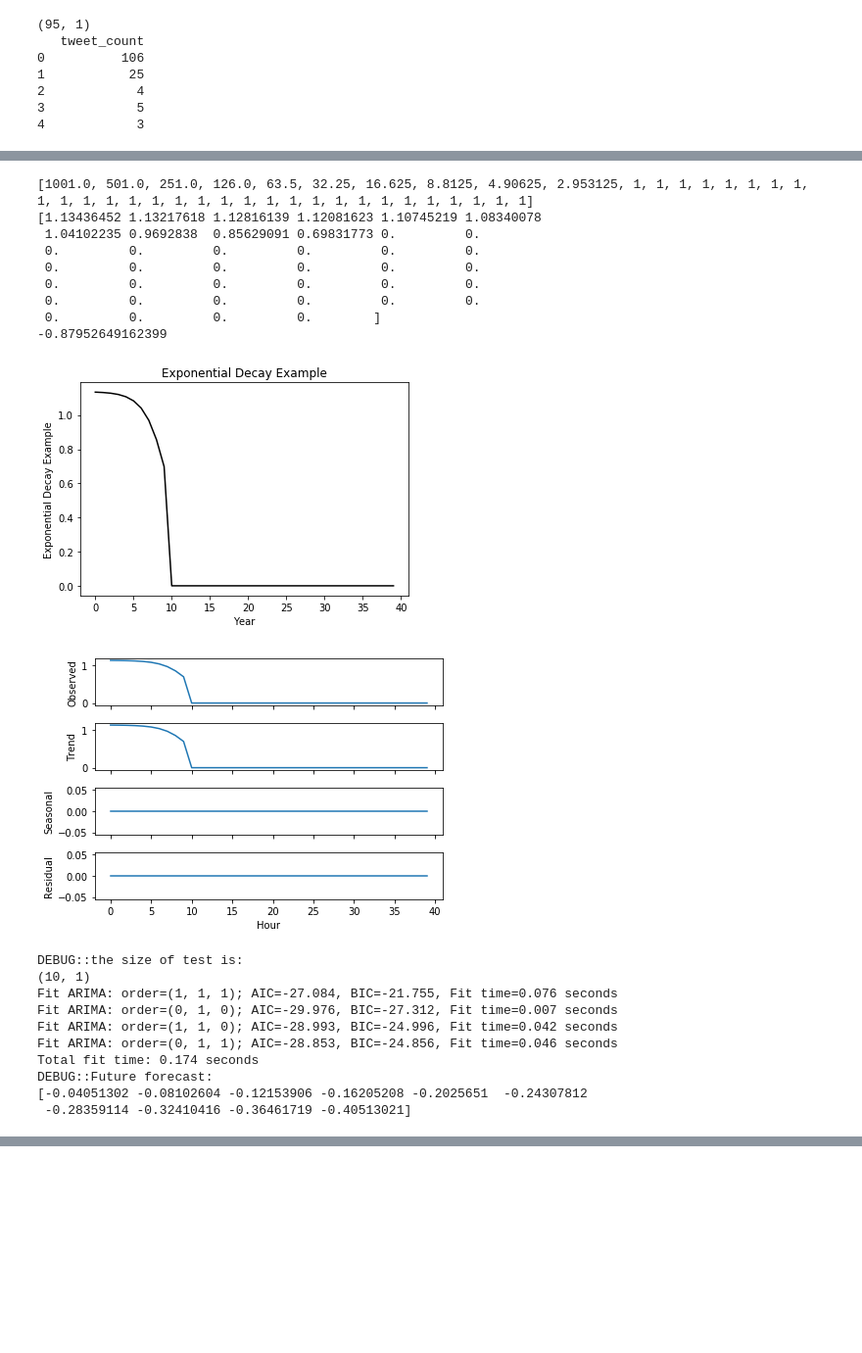
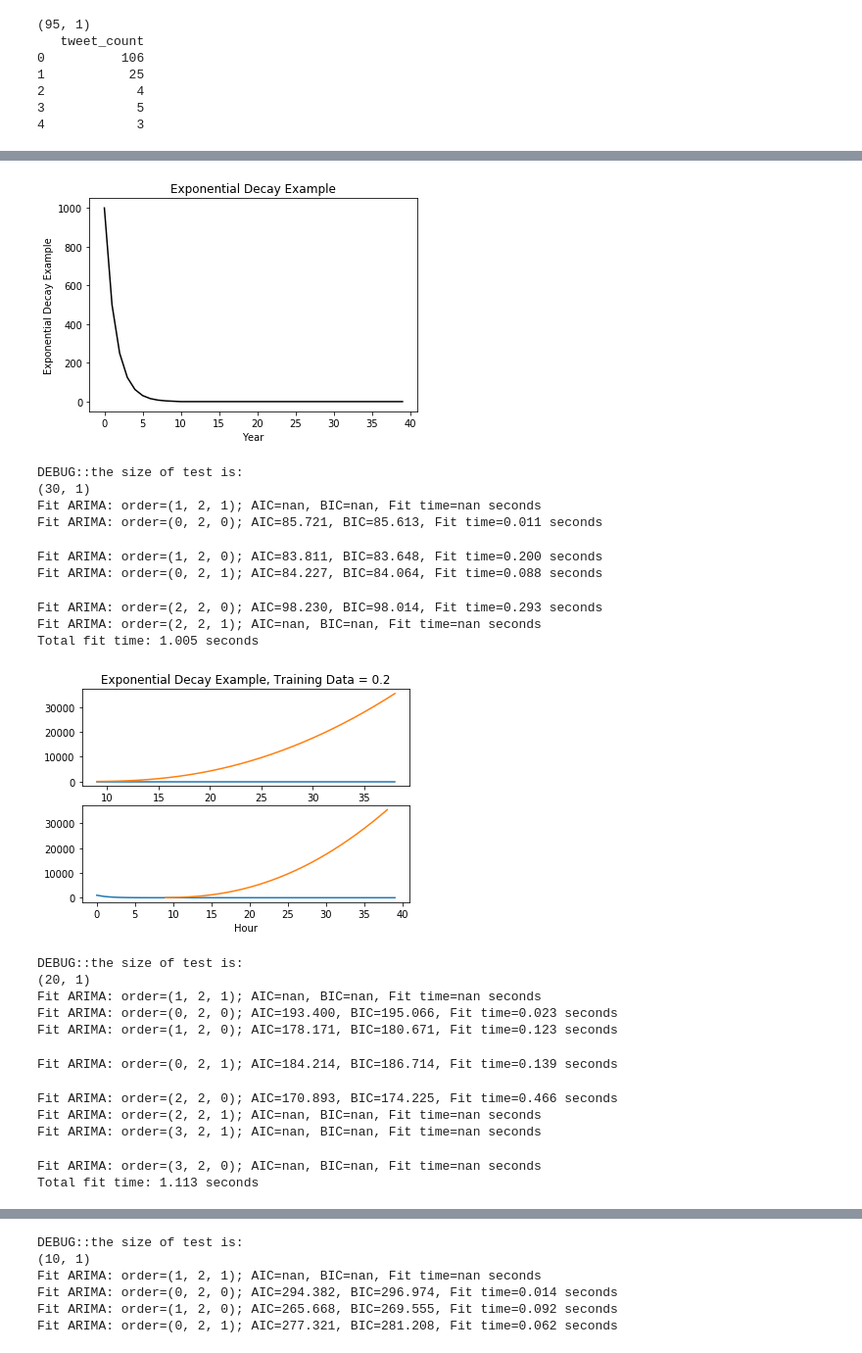
Before and after one commit to NewKnowledge/sloth, a Jupyter notebook: Sloth/scripts/Prediction/ARIMA Testing on SEIMSIC Data.ipynb, the cells around one changed output, grey strips where cells are left out. Shown at 98% size. Saved outputs shown, nothing was run; the diff lists cells and outputs as text; code cells hidden in the pictures; blank space fills up the shorter version.

Commit message:
update ARIMA testing notebook

```diff
--- a/Sloth/scripts/Prediction/ARIMA Testing on SEIMSIC Data.ipynb
+++ b/Sloth/scripts/Prediction/ARIMA Testing on SEIMSIC Data.ipynb
@@ -116,8 +115,8 @@ def future_forecast(train, test, seasonal, *seasonal_differencing):
                             stepwise=True)
     stepwise_model.fit(train)
     future_forecast = stepwise_model.predict(n_periods=test.shape[0])
-    print("DEBUG::Future forecast:")
-    print(future_forecast)
+    #print("DEBUG::Future forecast:")
+    #print(future_forecast)
 
     future_forecast = pd.DataFrame(future_forecast,index = test.index, columns=["Prediction"])
     return future_forecast
@@ -132,11 +131,9 @@ def plot_future_forecast(input_data, test, future_forecast, title):
     plt.subplot(2, 1, 1)
     plt.plot(pd.concat([test,future_forecast],axis=1).index, pd.concat([test,future_forecast],axis=1).values)
     plt.xlabel("data point index")
-    plt.ylabel(title)
     plt.title(title)
     plt.subplot(2, 1, 2)
     plt.plot(pd.concat([input_data,future_forecast],axis=1).index, pd.concat([input_data,future_forecast],axis=1).values)
     plt.xlabel("Hour")
-    plt.ylabel(title)
 # %%
 # plots and forecasting for electronic production
@@ -189,47 +191,43 @@ DEBUG::Future forecast:
 # %%
-# test simple exponential decay example
+# test simple exponential decay example for sanity check
 import math
 
 X_train = [1000*0.5**i for i in range(10)]
 X_test = [0 for i in range(10)]
-data = X_train + X_test + X_test + X_test
+data = X_train + X_test * 3
 #data = Sloth.ScaleSeriesMeanVariance(data)[0]
 #data = [math.log(i) if i > 0 else 0 for i in data]
-data = [i + 1 for i in data]
-print(data)
-data_t, lam = stats.boxcox(data)
-print(data_t)
-print(lam)
-data = pd.DataFrame(data_t)
-X_train = data[:29]
-X_test = data[30:]
-X_test.index = [i + len(X_train) for i in range(len(X_test))]
-
+data = pd.DataFrame(data)
 plot_data(data, "Exponential Decay Example")
 plt.show()
-plot_seasonal(data)
+for i in range(9,30,10):
+    X_train = data[:i]
+    X_test = data[i+1:]
+    X_test.index = [j + len(X_train) for j in range(len(X_test))]
 
-future_forecast_exp = future_forecast(X_train, X_test, False)
-plot_future_forecast(data, X_test, future_forecast_exp, 'Exponential Decay Example')
+    future_forecast_exp = future_forecast(X_train, X_test, False)
+    plot_future_forecast(data, X_test, future_forecast_exp, 'Exponential Decay Example, Training Data = %.1f' % (i/len(data)))
+    plt.show()
 # %% [output]
+[figure, new version]
-[1001.0, 501.0, 251.0, 126.0, 63.5, 32.25, 16.625, 8.8125, 4.90625, 2.953125, 1, 1, 1, 1, 1, 1, 1, 1, 1, 1, 1, 1, 1, 1, 1, 1, 1, 1, 1, 1, 1, 1, 1, 1, 1, 1, 1, 1, 1, 1]
-[1.13436452 1.13217618 1.12816139 1.12081623 1.10745219 1.08340078
- 1.04102235 0.9692838  0.85629091 0.69831773 0.         0.
- 0.         0.         0.         0.         0.         0.
- 0.         0.         0.         0.         0.         0.
- 0.         0.         0.         0.         0.         0.
- 0.         0.         0.         0.         0.         0.
- 0.         0.         0.         0.        ]
--0.87952649162399
+DEBUG::the size of test is:
+(30, 1)
+Fit ARIMA: order=(1, 2, 1); AIC=nan, BIC=nan, Fit time=nan seconds
+Fit ARIMA: order=(0, 2, 0); AIC=85.721, BIC=85.613, Fit time=0.011 seconds
-[figure, old version]
+Fit ARIMA: order=(1, 2, 0); AIC=83.811, BIC=83.648, Fit time=0.200 seconds
+Fit ARIMA: order=(0, 2, 1); AIC=84.227, BIC=84.064, Fit time=0.088 seconds
+Fit ARIMA: order=(2, 2, 0); AIC=98.230, BIC=98.014, Fit time=0.293 seconds
+Fit ARIMA: order=(2, 2, 1); AIC=nan, BIC=nan, Fit time=nan seconds
+Total fit time: 1.005 seconds
-[figure, old version]
+[figure, new version]
-DEBUG::the size of test is:
-(10, 1)
-Fit ARIMA: order=(1, 1, 1); AIC=-27.084, BIC=-21.755, Fit time=0.076 seconds
-Fit ARIMA: order=(0, 1, 0); AIC=-29.976, BIC=-27.312, Fit time=0.007 seconds
-Fit ARIMA: order=(1, 1, 0); AIC=-28.993, BIC=-24.996, Fit time=0.042 seconds
-Fit ARIMA: order=(0, 1, 1); AIC=-28.853, BIC=-24.856, Fit time=0.046 seconds
-Total fit time: 0.174 seconds
-DEBUG::Future forecast:
-[-0.04051302 -0.08102604 -0.12153906 -0.16205208 -0.2025651  -0.24307812
- -0.28359114 -0.32410416 -0.36461719 -0.40513021]
+DEBUG::the size of test is:
+(20, 1)
+Fit ARIMA: order=(1, 2, 1); AIC=nan, BIC=nan, Fit time=nan seconds
+Fit ARIMA: order=(0, 2, 0); AIC=193.400, BIC=195.066, Fit time=0.023 seconds
+Fit ARIMA: order=(1, 2, 0); AIC=178.171, BIC=180.671, Fit time=0.123 seconds
+Fit ARIMA: order=(0, 2, 1); AIC=184.214, BIC=186.714, Fit time=0.139 seconds
+Fit ARIMA: order=(2, 2, 0); AIC=170.893, BIC=174.225, Fit time=0.466 seconds
+Fit ARIMA: order=(2, 2, 1); AIC=nan, BIC=nan, Fit time=nan seconds
+Fit ARIMA: order=(3, 2, 1); AIC=nan, BIC=nan, Fit time=nan seconds
+Fit ARIMA: order=(3, 2, 0); AIC=nan, BIC=nan, Fit time=nan seconds
+Total fit time: 1.113 seconds
@@ -236,0 +235,6 @@ DEBUG::Future forecast:
+DEBUG::the size of test is:
+(10, 1)
+Fit ARIMA: order=(1, 2, 1); AIC=nan, BIC=nan, Fit time=nan seconds
+Fit ARIMA: order=(0, 2, 0); AIC=294.382, BIC=296.974, Fit time=0.014 seconds
+Fit ARIMA: order=(1, 2, 0); AIC=265.668, BIC=269.555, Fit time=0.092 seconds
+Fit ARIMA: order=(0, 2, 1); AIC=277.321, BIC=281.208, Fit time=0.062 seconds
```
Also changed, not shown: parts of 3 cells of this notebook.
